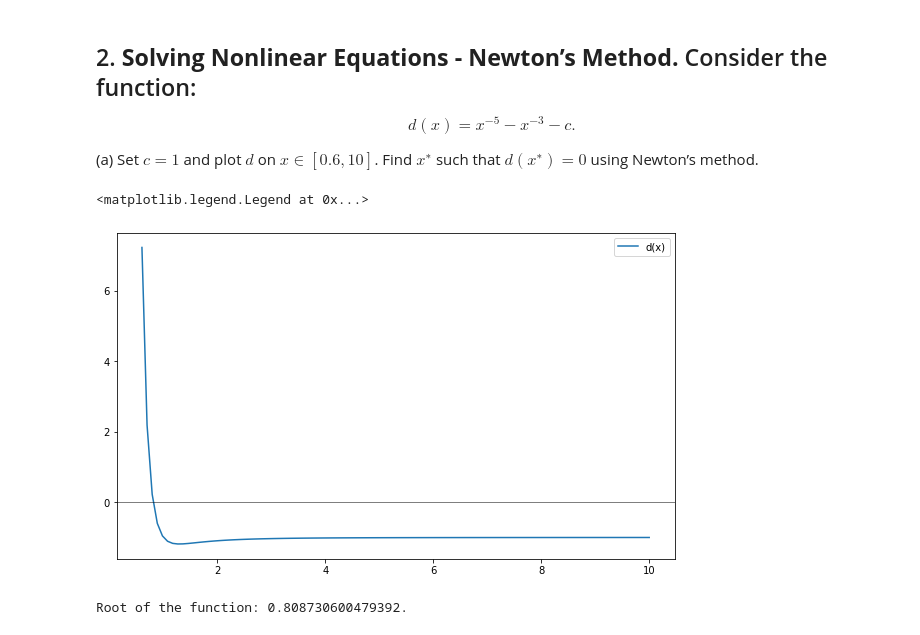
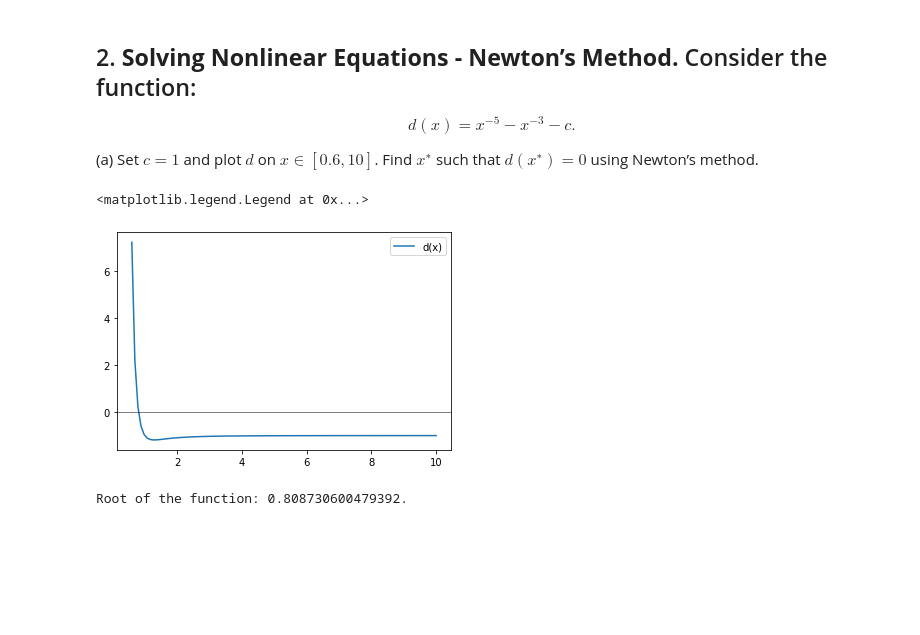
Before and after one commit to rfbressan/eesp_macro3, a Jupyter notebook: problem_set1.ipynb, the cells around one changed output. Drawn from its saved outputs; the diff is of its cells as text; code cells hidden in the pictures; blank space fills up the shorter version.

```diff
--- a/problem_set1.ipynb
+++ b/problem_set1.ipynb
@@ -56,13 +56,13 @@ def d(x, c):
 # %%
 
 xg=np.linspace(0.6, 10, 100)
-fig, ax = plt.subplots(figsize = (10,6))
+fig, ax = plt.subplots()
 ax.plot(xg, d(xg, 1), label = "d(x)")
 ax.axhline(y=0, color='black', lw=0.5)
 ax.legend()
 # %% [output]
 <matplotlib.legend.Legend at 0x...>
-[figure, old version]
+[figure, new version]
 # %%
 def newton(x0, f, J, tol=1e-8, maxit=100):
     error = abs(f(x0))
```
Also changed, not shown: parts of 13 cells of this notebook, 1 other file.
